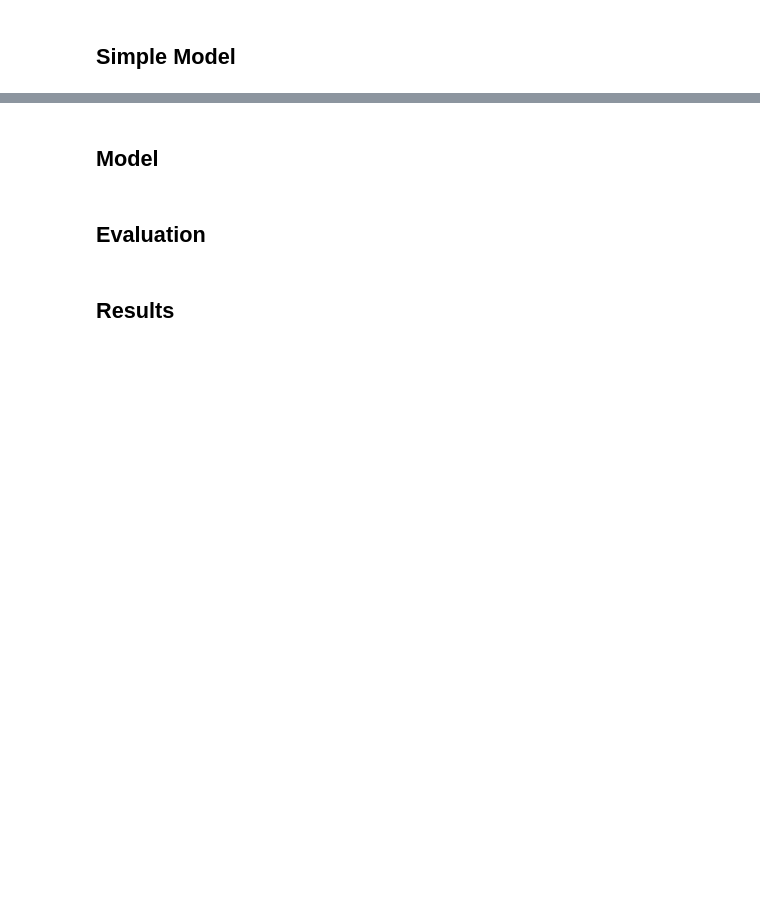
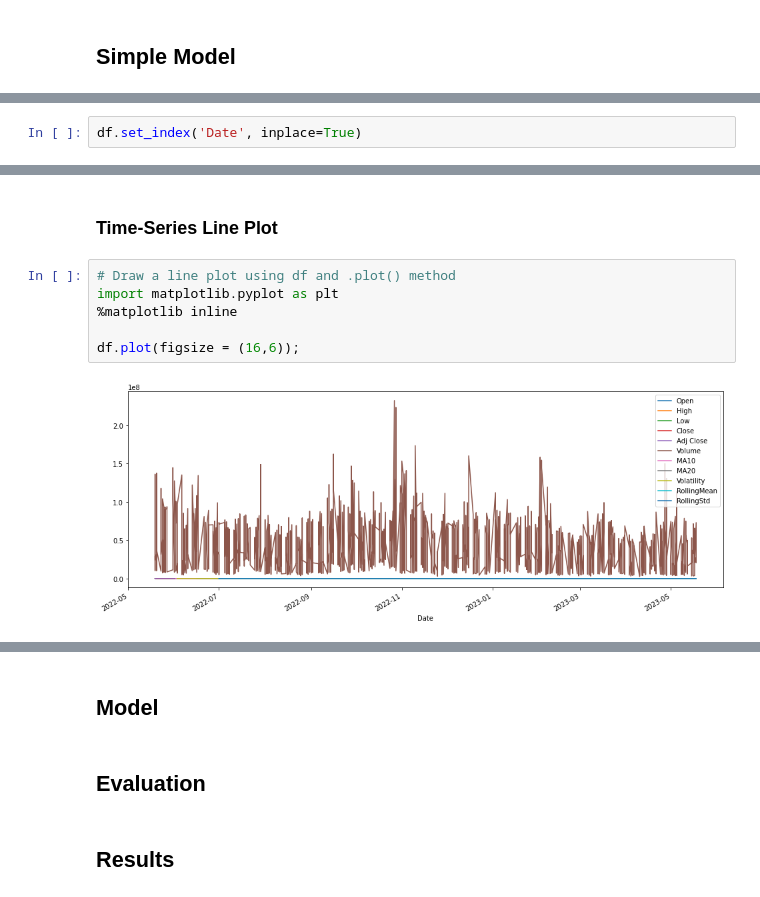
Before and after one commit to alvarodriguez95/FAANG-Stock-Market-Analysis, a Jupyter notebook: FAANG Stock Market Performance.ipynb, the cells around one changed output, grey strips where cells are left out. Cells and saved outputs as stored; diff of their text form; blank space fills up the shorter version.

```diff
--- a/FAANG Stock Market Performance.ipynb
+++ b/FAANG Stock Market Performance.ipynb
@@ -154,0 +384,2 @@ fig.show()
+# %%
+df.set_index('Date', inplace=True)
@@ -154,0 +391,10 @@ fig.show()
+# %% [markdown]
+### Time-Series Line Plot
+# %%
+# Draw a line plot using df and .plot() method
+import matplotlib.pyplot as plt
+%matplotlib inline
+
+df.plot(figsize = (16,6));
+# %% [output]
+[figure, added]
```
Also changed, not shown: parts of 36 cells of this notebook.
